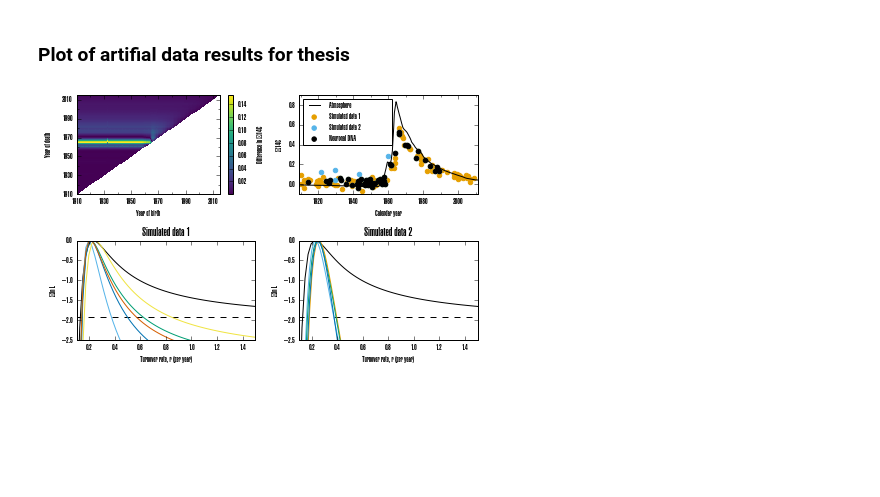
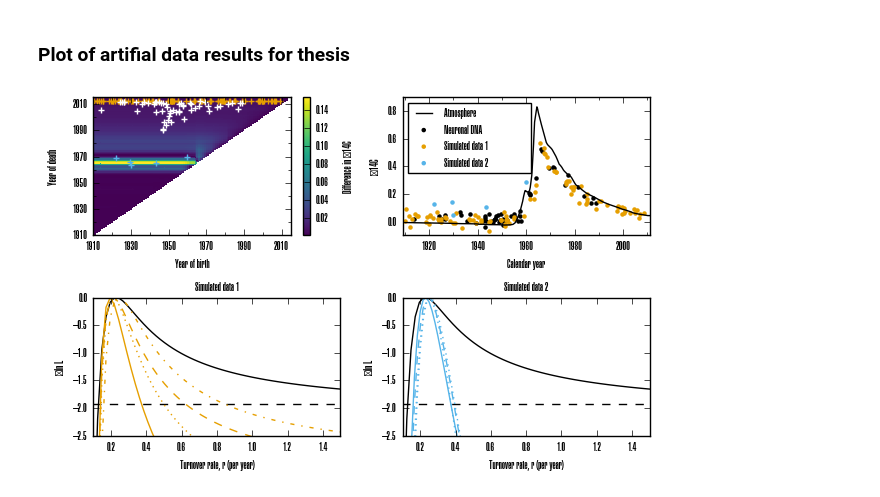
Before and after one commit to fabianrost84/C14, a Jupyter notebook: C14 parameter estimation.ipynb, the cells around one changed output. Saved outputs shown, nothing was run; the diff lists cells and outputs as text; code cells hidden in the pictures; blank space fills up the shorter version.

Commit message:
updates on last figure

```diff
--- a/C14 parameter estimation.ipynb
+++ b/C14 parameter estimation.ipynb
@@ -45,7 +43,7 @@ K = atm_c14_data.K
 C = c14_models.C_scenario_A
 C2 = c14_models.C_scenario_2POP
 
-c14_i_data = c14_individuals_data.c14_neu
+c14_i_data = c14_individuals_data.c14_neu.copy()
 
 c14_i_data_sigma = c14_i_data[ c14_i_data['Dbirth'] <= 1955.5 ]
 sigma_estimate = c14_i_data_sigma['d14C'].std()
@@ -754,10 +747,20 @@ plt.show()
 # %% [markdown]
 ### Plot of artifial data results for thesis
 # %%
+lineStyles = ['-', '--', '-.', ':']
+
+new_artifical_data = artificial_data.loc[artificial_data.index.difference(c14_i_data.reset_index().index)]
+new_artifical_data_recent = artificial_data_recent.loc[artificial_data_recent.index.difference(c14_i_data.reset_index().index)]
+
 %config InlineBackend.figure_format = 'png'
 fig, ax = plt.subplots(2, 2, figsize = (160/25.4,4))
 
 pcm = ax[0,0].pcolormesh(birth_times, death_times, C14_diff, cmap = 'viridis')
+ax[0,0].scatter(new_artifical_data_recent['Dbirth'].values, new_artifical_data_recent['Dcoll'].values,
+                marker = '+', c = colorcycle[1])
+ax[0,0].scatter(new_artifical_data['Dbirth'].values, new_artifical_data['Dcoll'].values,
+                marker = '+', c = colorcycle[2])
+ax[0,0].scatter(c14_i_data['Dbirth'].values, c14_i_data['Dcoll'].values, marker = '+', c = 'white')
 ax[0,0].set_xlabel('Year of birth')
 ax[0,0].set_ylabel('Year of death', labelpad=10)
 cb = fig.colorbar(pcm, ax=ax[0,0])
@@ -773,12 +776,16 @@ ax[0,0].set_yticks(sp.arange(time_min+10, time_max, 20), minor = True)
 
 
 artificial_data = test_datasets[1]
-
+msize = 5
 time = sp.linspace(1910.0, 2015.0, 1000)
 ax[0,1].plot(time, K(time), label = 'Atmosphere                    ', color = 'black')
-ax[0,1].scatter(artificial_data_recent['Dbirth'], artificial_data_recent['d14C'], color = colorcycle[1], label = 'Simulated data 1')
-ax[0,1].scatter(artificial_data['Dbirth'], artificial_data['d14C'], color = colorcycle[2], label = 'Simulated data 2     ')
-ax[0,1].scatter(c14_i_data['Dbirth'], c14_i_data['d14C'], color = 'black', label = 'Neuronal DNA                        ')
+ax[0,1].scatter(c14_i_data['Dbirth'], c14_i_data['d14C'],
+                color = 'black', label = 'Neuronal DNA                        ', s = msize)
+ax[0,1].scatter(new_artifical_data_recent['Dbirth'], new_artifical_data_recent['d14C'],
+                color = colorcycle[1], label = 'Simulated data 1', s = msize)
+ax[0,1].scatter(new_artifical_data['Dbirth'], new_artifical_data['d14C'],
+                color = colorcycle[2], label = 'Simulated data 2     ', s = msize)
+
 
 ax[0,1].set_xlim((1909, 2011))
 ax[0,1].set_ylim(-0.1, 0.9)
@@ -787,35 +794,39 @@ ax[0,1].legend(loc='upper left', scatterpoints = 1)
 ax[0,1].set_xlabel('Calendar year')
 ax[0,1].set_ylabel(u'Δ14C')
 
-ax[1,0].set_title('Simulated data 1')
+ax[1,0].set_title('Simulated data 1', fontsize = 8)
 ax[1,0].set_xlim(0.1, 1.5)
 ax[1,0].set_ylim(-2.5, 0)
 ax[1,0].set_xlabel('Turnover rate, r (per year)')
 ax[1,0].set_ylabel(u'Δln L')
 ax[1,0].plot(profile_r_2POP[0], -sp.array(profile_r_2POP[1]), 'black')
 # ax[1,0].plot(rs, -(neglogL-M_2POP.fval), 'black')
 ax[1,0].plot([0, 10], [-1.92, -1.92], 'k--')
 for i, profile in profiles_recent.iteritems():
-    ax[1,0].plot(profile[0], -sp.array(profile[1]), color = colorcycle[i+1])
+    ax[1,0].plot(profile[0], -sp.array(profile[1]), color = colorcycle[1], ls = lineStyles[i-1])
+    if i == len(lineStyles):
+        break
 
-ax[1,1].set_title('Simulated data 2')
+ax[1,1].set_title('Simulated data 2', fontsize = 8)
 ax[1,1].set_xlim(0.1, 1.5)
 ax[1,1].set_ylim(-2.5, 0)
 ax[1,1].set_xlabel('Turnover rate, r (per year)')
 ax[1,1].set_ylabel(u'Δln L')
 ax[1,1].plot(profile_r_2POP[0], -sp.array(profile_r_2POP[1]), 'black')
 # ax[1,1].plot(rs, -(neglogL-M_2POP.fval), 'black')
 ax[1,1].plot([0, 10], [-1.92, -1.92], 'k--')
 for i, profile in profiles.iteritems():
-    ax[1,1].plot(profile[0], -sp.array(profile[1]), color = colorcycle[i+1])
+    ax[1,1].plot(profile[0], -sp.array(profile[1]), color = colorcycle[2], ls = lineStyles[i-1])
+    if i == len(lineStyles):
+        break
 
 plt.tight_layout()
 
 exportname = 'c14_add_data'
 plt.savefig('{}.svg'.format(exportname))
 # os.system('inkscape -D -z --file={0}.svg --export-pdf={0}.pdf'.format(exportname))
 
 
 plt.show()
 # %% [output]
-[figure, old version]
+[figure, new version]
```
Also changed, not shown: parts of 10 cells of this notebook, 1 other file.
